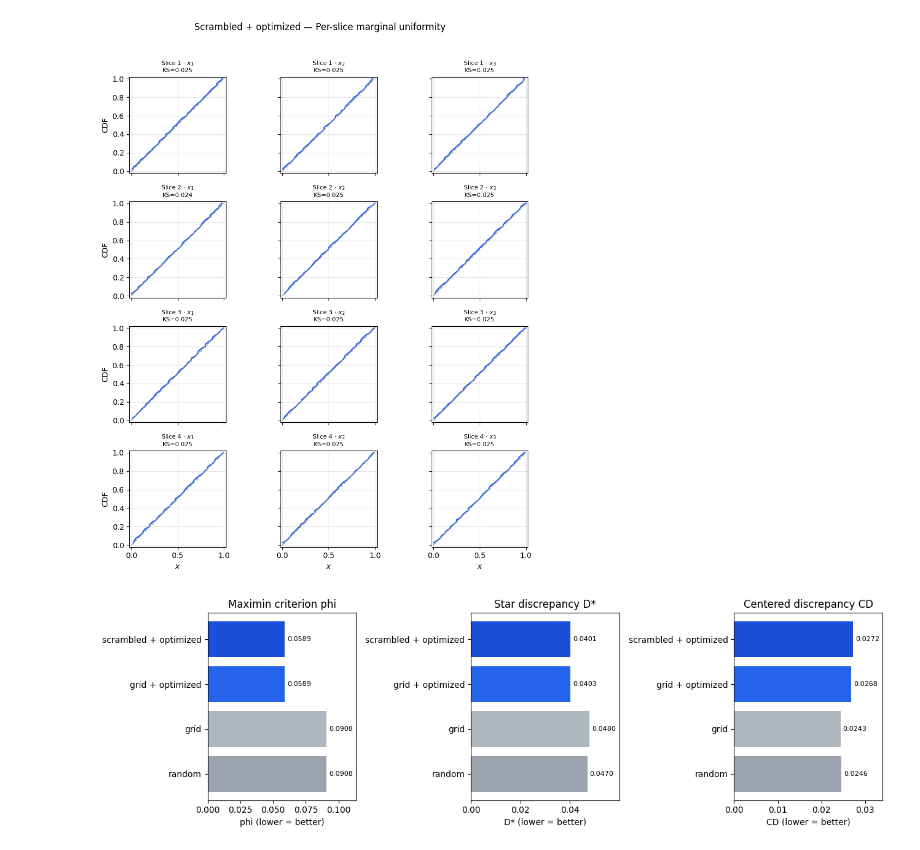
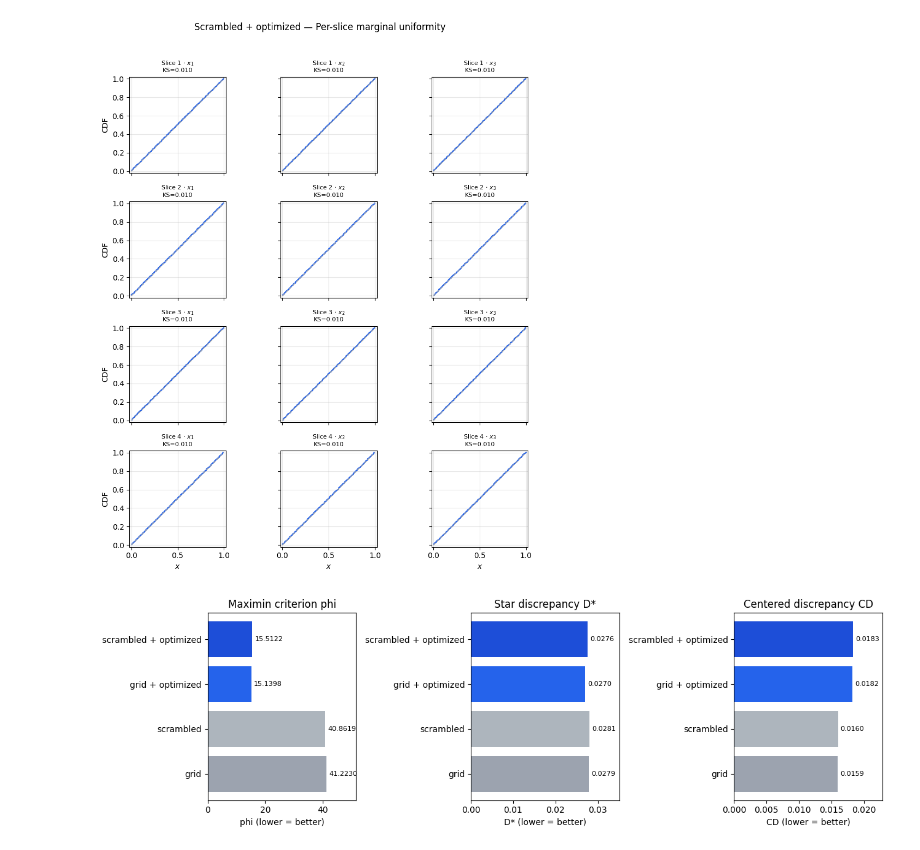
Before and after one commit to kstoreyf/gethypercube, a Jupyter notebook: examples/example_sliced.ipynb, the cells around one changed output. Cells and saved outputs as stored; diff of their text form; code cells hidden in the pictures.

Commit message:
notebooks all good! updated sliced as well

```diff
--- a/examples/example_sliced.ipynb
+++ b/examples/example_sliced.ipynb
@@ -313,21 +272,21 @@ Scaling up to $n = 160$ runs ($t=4$ slices, $m=40$ per slice, $k=3$ dimensions).
 - **Star discrepancy** $D^*$ — maximum pointwise deviation of the empirical CDF from the product uniform; benchmark $\sqrt{k/n}$
 - **Centered discrepancy** CD — weighted $L_2$ distance from the centered uniform; lower is better
 # %%
-t_big, m_big, k_big = 4, 40, 3
+t_big, m_big, k_big = 4, 100, 3
 t0 = time.time()
 
-result_big_rand      = build_random_result(t_big, m_big, k_big, seed=17, scramble=True)
-result_big_rand_grid = build_random_result(t_big, m_big, k_big, seed=17, scramble=False)
-result_big_grid_opt  = maximinSLHD(t=t_big, m=m_big, k=k_big, random_state=17,
-                                   scramble=False, total_iter=200_000)
-result_big_scram_opt = maximinSLHD(t=t_big, m=m_big, k=k_big, random_state=17,
-                                   scramble=True, total_iter=200_000)
+slices_big_grid     = sliced_lhd(t=t_big, m=m_big, k=k_big, seed=17, scramble=False)
+slices_big_scram    = sliced_lhd(t=t_big, m=m_big, k=k_big, seed=17, scramble=True)
+slices_big_grid_opt = sliced_lhd(t=t_big, m=m_big, k=k_big, optimization='sa', seed=17,
+                                  scramble=False, total_iter=500_000)
+slices_big_scram_opt = sliced_lhd(t=t_big, m=m_big, k=k_big, optimization='sa', seed=17,
+                                   scramble=True, total_iter=500_000)
 print(f"Elapsed: {time.time() - t0:.1f}s")
 
 big_options = [
-    {"label": "random",               "result": result_big_rand,      "color": "black", "ls": ":",  "lw": 1.5},
-    {"label": "grid",                 "result": result_big_rand_grid, "color": "black", "ls": "-.", "lw": 1.2},
-    {"label": "grid + optimized",     "result": result_big_grid_opt,  "color": "black", "ls": "--", "lw": 2.0},
-    {"label": "scrambled + optimized","result": result_big_scram_opt, "color": "black", "ls": "-",  "lw": 2.0},
+    {"label": "grid",                 "slices": slices_big_grid,     "color": "black", "ls": ":",  "lw": 1.5},
+    {"label": "scrambled",            "slices": slices_big_scram,    "color": "black", "ls": "--", "lw": 2.0},
+    {"label": "grid + optimized",     "slices": slices_big_grid_opt, "color": "black", "ls": "-.", "lw": 1.2},
+    {"label": "scrambled + optimized","slices": slices_big_scram_opt,"color": "black", "ls": "-",  "lw": 2.0},
 ]
 # %% [output]
@@ -335,5 +294,5 @@ Elapsed: 63.9s
 # %%
 for opt in big_options:
-    print_slhd_stats(opt["result"], opt["label"])
+    print_slhd_stats(opt["slices"], opt["label"])
     print()
 # %% [output]
@@ -357,7 +316,7 @@ grid  n=160  t=4  k=3
 # %%
 rows = []
 for opt in big_options:
-    s = slhd_stats(opt["result"])
+    s = slhd_stats(opt["slices"])
     rows.append({"method": opt["label"], **s})
 
 df = pd.DataFrame(rows).set_index("method")
@@ -383,29 +341,29 @@ plot_per_slice_uniformity(result_big_scram_opt,
 # %% [output]
 [figure]
 # %%
-stats_list = [slhd_stats(opt["result"]) for opt in big_options]
+stats_list = [slhd_stats(opt["slices"]) for opt in big_options]
 labels = [opt["label"] for opt in big_options]
 bar_colors = ["#9ca3af", "#adb5bd", "#2563eb", "#1d4ed8"]
 
 fig, axes = plt.subplots(1, 3, figsize=(13, 4))
 
 phis   = [s["phi"]   for s in stats_list]
 dstars = [s["d_star"] for s in stats_list]
 cds    = [s["cd"]    for s in stats_list]
 
 for ax, vals, xlabel, title in zip(
     axes,
     [phis, dstars, cds],
     ["phi (lower = better)", "D* (lower = better)", "CD (lower = better)"],
     ["Maximin criterion phi", "Star discrepancy D*", "Centered discrepancy CD"],
 ):
     bars = ax.barh(labels, vals, color=bar_colors)
     ax.set_xlabel(xlabel)
     ax.set_title(title)
     ax.bar_label(bars, fmt="%.4f", padding=3, fontsize=8)
     ax.set_xlim(0, max(vals) * 1.25)
 
 plt.tight_layout()
 plt.show()
 # %% [output]
-[figure, old version]
+[figure, new version]
```
Also changed, not shown: parts of 20 cells of this notebook, 6 other files.
